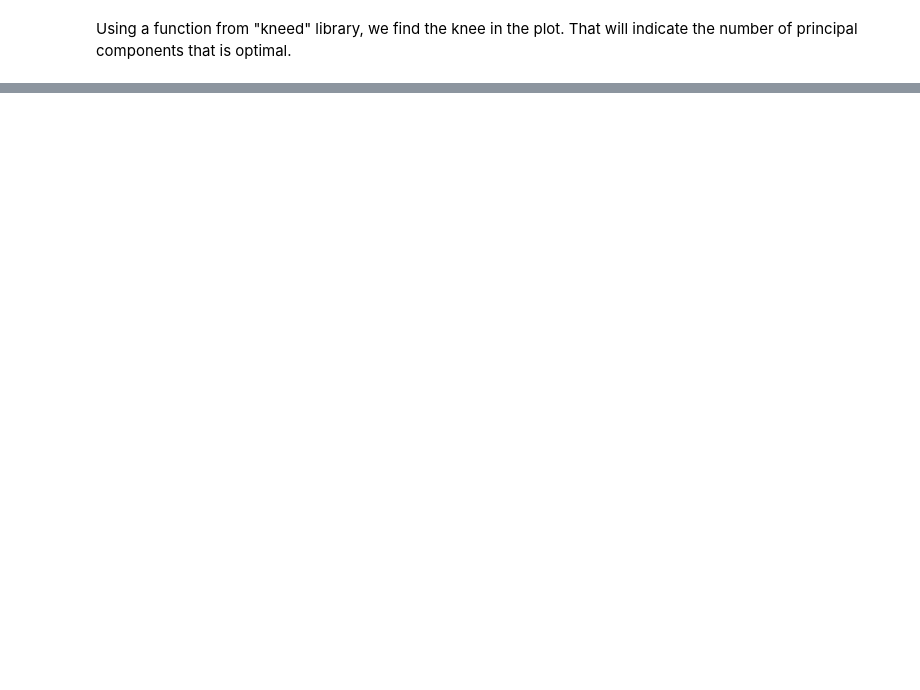
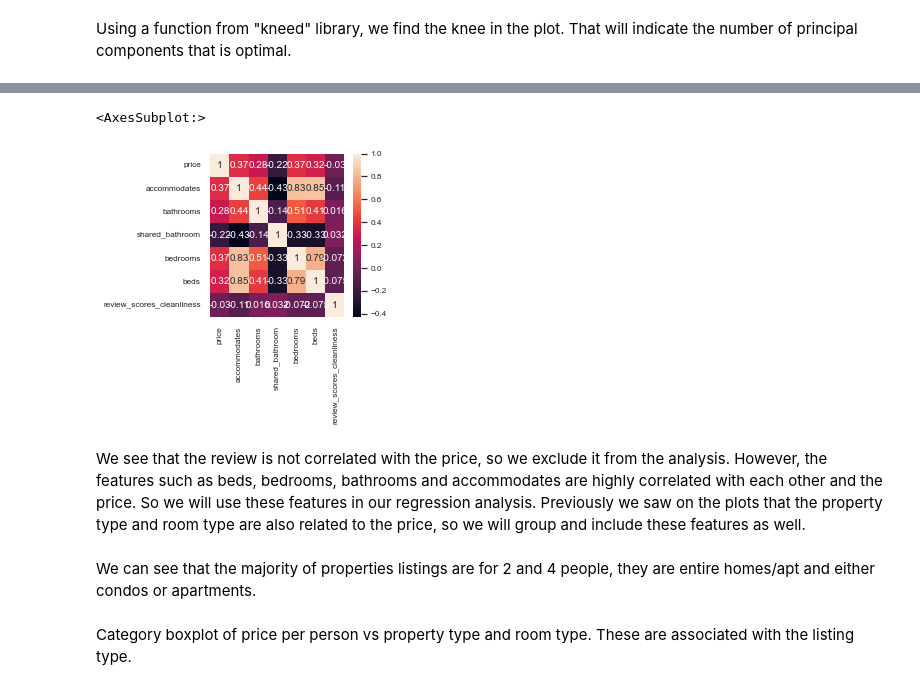
Before and after one commit to pkhudov/Edinburgh_Property_Analysis, a Jupyter notebook: propertyAnalysis.ipynb, the cells around one changed output, grey strips where cells are left out. Drawn from its saved outputs; the diff is of its cells as text; code cells hidden in the pictures; blank space fills up the shorter version.

```diff
--- a/propertyAnalysis.ipynb
+++ b/propertyAnalysis.ipynb
@@ -210,0 +217,5 @@ print(pca.components_) # Eigenvector (C
+# %%
+#Split the dataset into two, one for the physical features and another for the location
+listings_df_features = listings_df.drop(["latitude", "longitude", "neighbourhood_cleansed", "review_scores_location", "distance_to_city_center"], axis=1)
+listings_df_location = listings_df[["price", "latitude", "longitude", "neighbourhood_cleansed", "review_scores_location", "distance_to_city_center"]]
+listings_df_features.head()
@@ -210,0 +262,8 @@ print(pca.components_) # Eigenvector (C
+# %%
+listings_df_features["property_type"] = listings_df_features["property_type"].str.lower()
+listings_df_features["property_type"] = listings_df_features["property_type"].str.replace('entire ', '')
+listings_df_features["property_type"] = listings_df_features["property_type"].str.replace('private room in ', '')
+listings_df_features["property_type"] = listings_df_features["property_type"].str.replace('shared room in ', '')
+listings_df_features["property_type"] = listings_df_features["property_type"].str.replace('room in ', '')
+listings_df_features["property_type"] = listings_df_features["property_type"].str.replace('hotel', 'hotel room')
+listings_df_features["property_type"].value_counts()
@@ -210,0 +290,7 @@ print(pca.components_) # Eigenvector (C
+# %%
+listings_df_features["amenities"] = listings_df_features["amenities"].str.replace('[', '').str.replace(']', '').str.replace('"', '')
+amenities_expanded = listings_df_features['amenities'].str.get_dummies(sep=', ')
+print(len(amenities_expanded.columns.values.tolist()))
+print(amenities_expanded.columns.values.tolist())
+#Temporary
+listings_df_features = listings_df_features.drop(["amenities"], axis=1)
@@ -306,0 +548,10 @@ results.summary()
+# %%
+corr = listings_df_features.corr()
+#visualise the correlations
+fig, ax = plt.subplots(figsize=(3,3))
+sns.heatmap(corr, annot=True, ax=ax)
+# %% [output]
+<AxesSubplot:>
+[figure, added]
+# %% [markdown]
+We see that the review is not correlated with the price, so we exclude it from the analysis. However, the features such as beds, bedrooms, bathrooms and accommodates are highly correlated with each other and the price. So we will use these features in our regression analysis. Previously we saw on the plots that the property type and room type are also related to the price, so we will group and include these features as well.
@@ -306,0 +584,4 @@ results.summary()
+# %% [markdown]
+We can see that the majority of properties listings are for 2 and 4 people, they are entire homes/apt and either condos or apartments.
+# %% [markdown]
+Category boxplot of price per person vs property type and room type. These are associated with the listing type.
```
Also changed, not shown: parts of 105 cells of this notebook, 9 other files.
